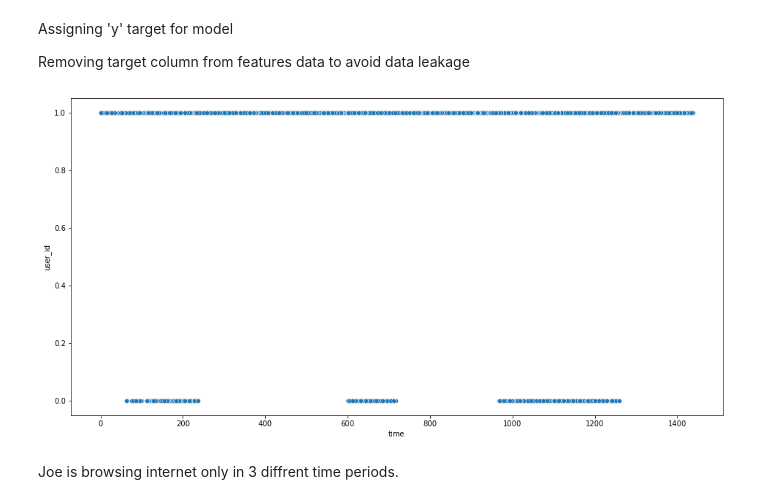
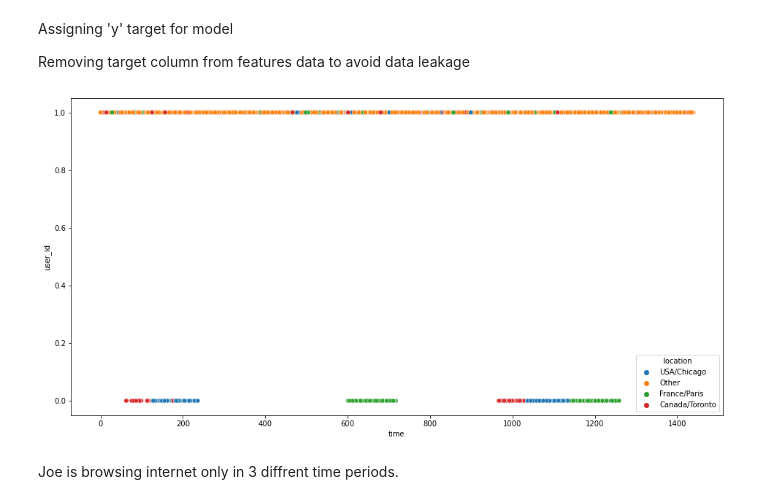
Before and after one commit to lczeropski/lczeropski-internship, a Jupyter notebook: projekt/project.ipynb, the cells around one changed output. Cells and saved outputs as stored; diff of their text form; code cells hidden in the pictures.

```diff
--- a/projekt/project.ipynb
+++ b/projekt/project.ipynb
@@ -347,9 +347,9 @@ y = train["user_id"]
 y =y.apply(lambda x: 1 if x>0  else 0)
 X = train.drop("user_id",axis = 1)
 # %%
-pl = sns.scatterplot(x=X['time'], y=y)
+pl = sns.scatterplot(x=X['time'], y=y,hue=X['location'])
 # %% [output]
-[figure, old version]
+[figure, new version]
 # %% [markdown]
 Joe is browsing internet only in 3 diffrent time periods.
 # %% [markdown]
```
Also changed, not shown: parts of 1 cell of this notebook.
